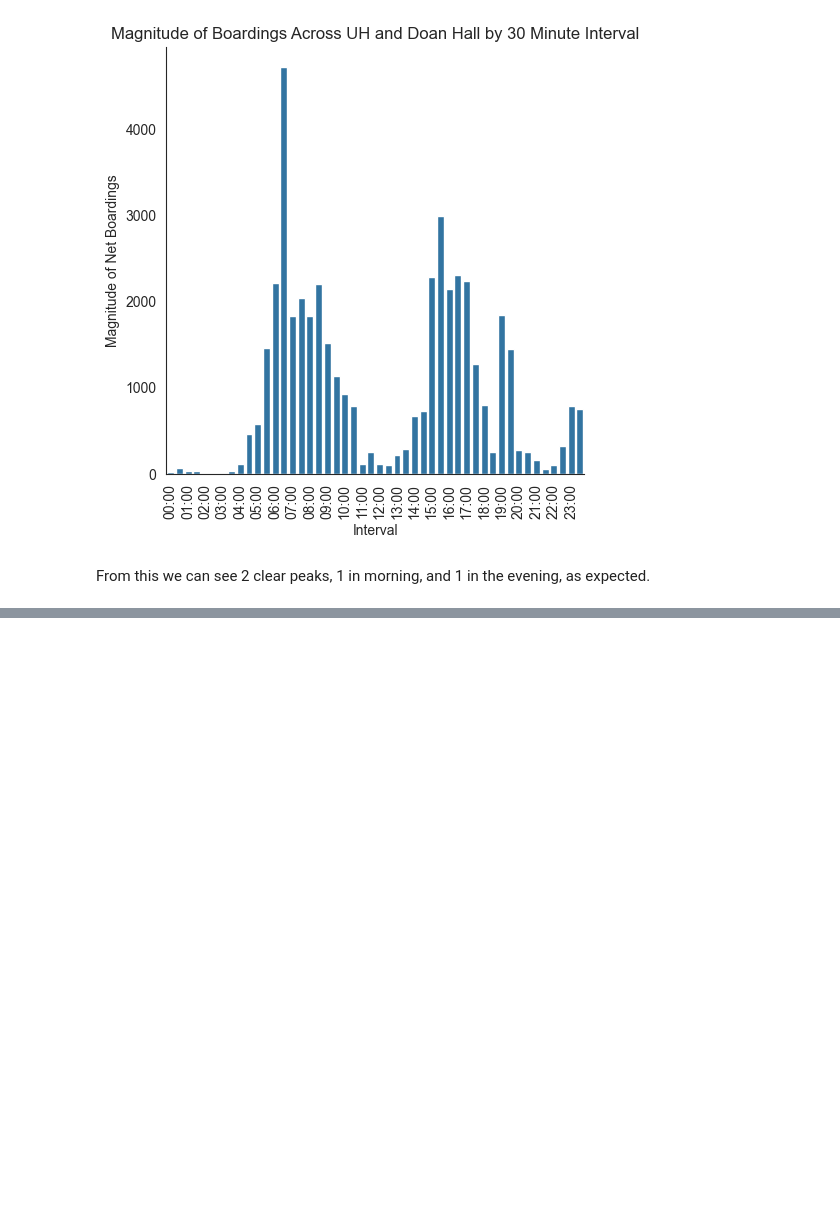
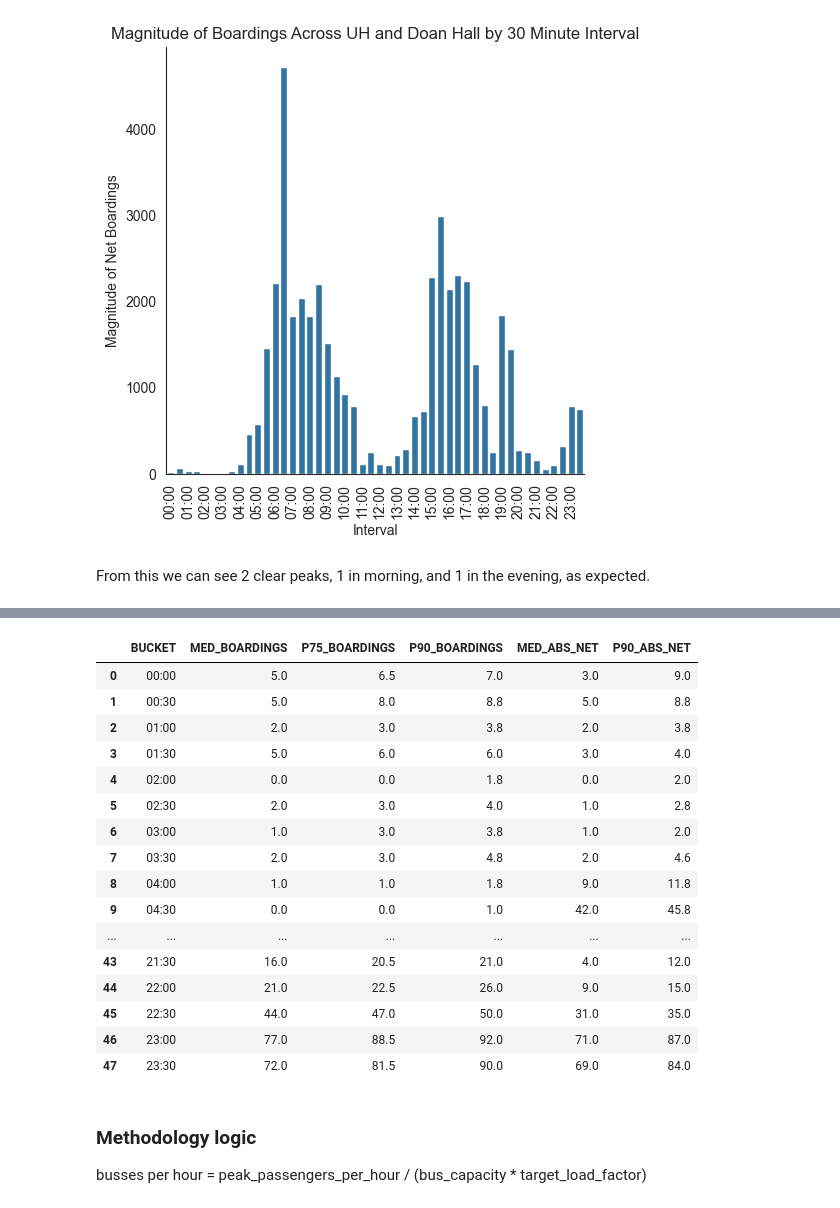
Before and after one commit to morgan1461/WMC-dashboard, a Jupyter notebook: analysis_notebooks/med_center_peak_analysis.ipynb, the cells around one changed output, grey strips where cells are left out. Drawn from its saved outputs; the diff is of its cells as text; code cells hidden in the pictures; blank space fills up the shorter version.

Commit message:
Build out analysis to see exact peak numbers, etc

```diff
--- a/analysis_notebooks/med_center_peak_analysis.ipynb
+++ b/analysis_notebooks/med_center_peak_analysis.ipynb
@@ -247,3 +248,22 @@ plt.show()
 [figure]
 # %% [markdown]
 From this we can see 2 clear peaks, 1 in morning, and 1 in the evening, as expected.
+# %%
+# remove data from 4/16/2026
+mc_df = mc_df[mc_df["DATE"] != "2026-04-16"]
+
+# convert to datetime
+work = mc_df.copy()
+work["DATE"] = pd.to_datetime(work["DATE"])
+
+# convert to table containing the boarding and alightings at each timeframe across each day
+daily_bucket = (
+    work.groupby(["DATE", "BUCKET"], as_index=False) # 30 min intervals for each day
+        .agg(
+            BOARDINGS=("BOARDINGS", "sum"), # total boardings in 30 min interval across both stops
+            ALIGHTINGS=("ALIGHTINGS", "sum"), # total alightings in 30 min interval across both stops
+            NET=("NET", "sum") # i guess this is useful for understanding directionality of passenger flow?
+        )
+)
+daily_bucket["ABS_NET"] = daily_bucket["NET"].abs() #abs value
+daily_bucket
@@ -249,0 +284,35 @@ From this we can see 2 clear peaks, 1 in morning, and 1 in the evening, as expec
+# %%
+# Grouping the data by 30 min intervals, and taking median of each for a more robust measure of central tendency across the studied timeframe
+peak_table = (
+    daily_bucket.groupby("BUCKET", as_index=False)
+        .agg(
+            MED_BOARDINGS=("BOARDINGS", "median"), # median across all days bus ran at each 30 min interval
+            P75_BOARDINGS=("BOARDINGS", lambda s: np.percentile(s, 75)), # 75th percentile across all days bus ran at each 30 min interval
+            P90_BOARDINGS=("BOARDINGS", lambda s: np.percentile(s, 90)), # 90th percentile across all days bus ran at each 30 min interval
+            MED_ABS_NET=("ABS_NET", "median"), # not exactly sure how useful this is but ill keep it for now
+            P90_ABS_NET=("ABS_NET", lambda s: np.percentile(s, 90))
+        )
+        .sort_values("BUCKET")
+)
+peak_table
+# %% [output]
+|  | BUCKET | MED_BOARDINGS | P75_BOARDINGS | P90_BOARDINGS | MED_ABS_NET | P90_ABS_NET |
+| 0 | 00:00 | 5.0 | 6.5 | 7.0 | 3.0 | 9.0 |
+| 1 | 00:30 | 5.0 | 8.0 | 8.8 | 5.0 | 8.8 |
+| 2 | 01:00 | 2.0 | 3.0 | 3.8 | 2.0 | 3.8 |
+| 3 | 01:30 | 5.0 | 6.0 | 6.0 | 3.0 | 4.0 |
+| 4 | 02:00 | 0.0 | 0.0 | 1.8 | 0.0 | 2.0 |
+| 5 | 02:30 | 2.0 | 3.0 | 4.0 | 1.0 | 2.8 |
+| 6 | 03:00 | 1.0 | 3.0 | 3.8 | 1.0 | 2.0 |
+| 7 | 03:30 | 2.0 | 3.0 | 4.8 | 2.0 | 4.6 |
+| 8 | 04:00 | 1.0 | 1.0 | 1.8 | 9.0 | 11.8 |
+| 9 | 04:30 | 0.0 | 0.0 | 1.0 | 42.0 | 45.8 |
+| ... | ... | ... | ... | ... | ... | ... |
+| 43 | 21:30 | 16.0 | 20.5 | 21.0 | 4.0 | 12.0 |
+| 44 | 22:00 | 21.0 | 22.5 | 26.0 | 9.0 | 15.0 |
+| 45 | 22:30 | 44.0 | 47.0 | 50.0 | 31.0 | 35.0 |
+| 46 | 23:00 | 77.0 | 88.5 | 92.0 | 71.0 | 87.0 |
+| 47 | 23:30 | 72.0 | 81.5 | 90.0 | 69.0 | 84.0 |
+# %% [markdown]
+### Methodology logic
+busses per hour = peak_passengers_per_hour / (bus_capacity * target_load_factor)
```
Also changed, not shown: parts of 2 cells of this notebook, 2 other files.
